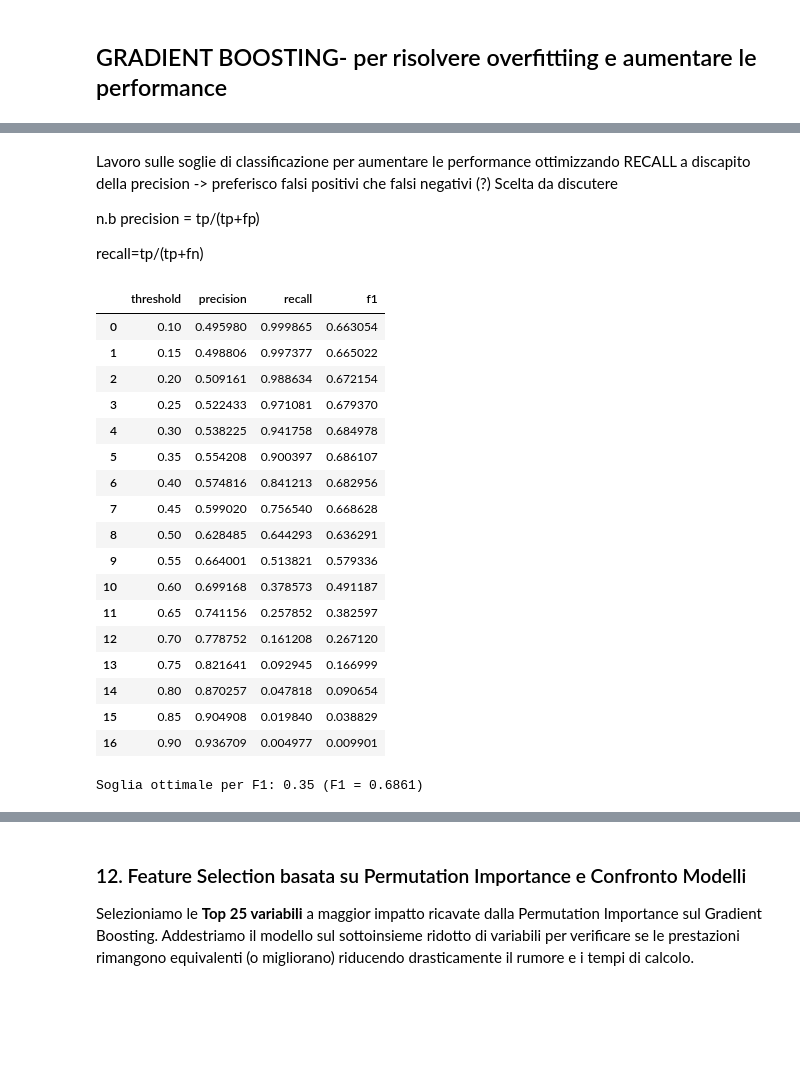
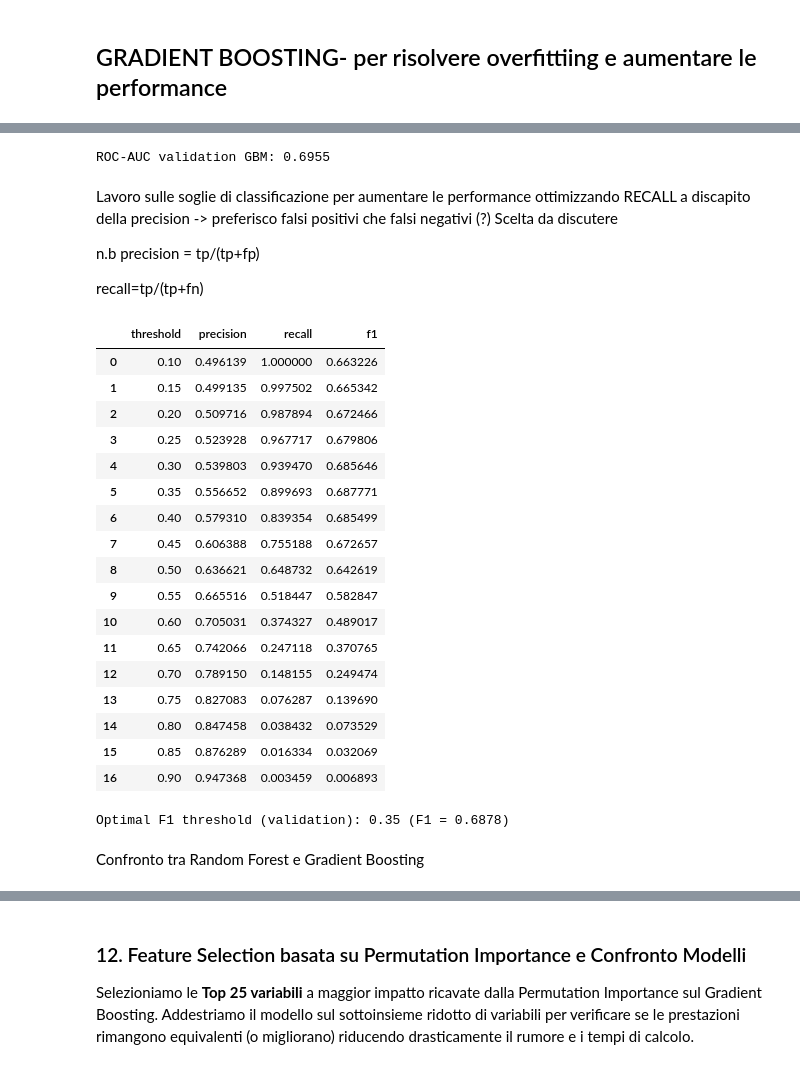
Before and after one commit to meddesara98-ctrl/SDG_Project, a Jupyter notebook: notebook.ipynb, the cells around one changed output, grey strips where cells are left out. Drawn from its saved outputs; the diff is of its cells as text; code cells hidden in the pictures; blank space fills up the shorter version.

```diff
--- a/notebook.ipynb
+++ b/notebook.ipynb
@@ -574,3 +384,16 @@ weighted avg       0.64      0.63      0.63     30000
+# %%
+### 9. Predizioni sul validation set per la scelta della soglia
+
+from sklearn.metrics import classification_report, confusion_matrix, roc_auc_score, f1_score
+
+gb_best_model = gb_grid_search.best_estimator_
+
+# Probabilità sul validation set
+y_proba_val_gb = gb_best_model.predict_proba(X_val)[:, 1]
+
+print(f"ROC-AUC validation GBM: {roc_auc_score(y_val, y_proba_val_gb):.4f}")
+# %% [output]
+ROC-AUC validation GBM: 0.6955
 # %% [markdown]
 Lavoro sulle soglie di classificazione per aumentare le performance ottimizzando RECALL a discapito della precision -> preferisco falsi positivi che falsi negativi (?)
 Scelta da discutere
@@ -581,49 +404,59 @@ precision = tp/(tp+fp)
 recall=tp/(tp+fn)
 # %%
 ### 10. Analisi soglie di decisione sul Gradient Boosting
-import numpy as np
-import pandas as pd
+
 from sklearn.metrics import precision_score, recall_score, f1_score
 
 thresholds = np.arange(0.10, 0.95, 0.05)
 results = []
 
 for t in thresholds:
-    y_pred_t = (y_proba_gb >= t).astype(int)
-    precision = precision_score(y_test, y_pred_t, zero_division=0)
-    recall = recall_score(y_test, y_pred_t, zero_division=0)
-    f1 = f1_score(y_test, y_pred_t, zero_division=0)
+    y_pred_t = (y_proba_val_gb >= t).astype(int)
+
+    precision = precision_score(y_val, y_pred_t, zero_division=0)
+    recall = recall_score(y_val, y_pred_t, zero_division=0)
+    f1 = f1_score(y_val, y_pred_t, zero_division=0)
+
     results.append({
         'threshold': round(t, 2),
         'precision': precision,
         'recall': recall,
         'f1': f1
     })
 
 threshold_df_gb = pd.DataFrame(results)
+
 display(threshold_df_gb)
 
-# Soglia che massimizza F1
+# Soglia che massimizza F1 sul validation set
 best_row = threshold_df_gb.loc[threshold_df_gb['f1'].idxmax()]
-print(f"\nSoglia ottimale per F1: {best_row['threshold']:.2f} (F1 = {best_row['f1']:.4f})")
+
+best_threshold_gb = best_row['threshold']
+
+print(
+    f"\nOptimal F1 threshold (validation): "
+    f"{best_threshold_gb:.2f} (F1 = {best_row['f1']:.4f})"
+)
 # %% [output]
 |  | threshold | precision | recall | f1 |
-| 0 | 0.10 | 0.495980 | 0.999865 | 0.663054 |
-| 1 | 0.15 | 0.498806 | 0.997377 | 0.665022 |
-| 2 | 0.20 | 0.509161 | 0.988634 | 0.672154 |
-| 3 | 0.25 | 0.522433 | 0.971081 | 0.679370 |
-| 4 | 0.30 | 0.538225 | 0.941758 | 0.684978 |
-| 5 | 0.35 | 0.554208 | 0.900397 | 0.686107 |
-| 6 | 0.40 | 0.574816 | 0.841213 | 0.682956 |
-| 7 | 0.45 | 0.599020 | 0.756540 | 0.668628 |
-| 8 | 0.50 | 0.628485 | 0.644293 | 0.636291 |
-| 9 | 0.55 | 0.664001 | 0.513821 | 0.579336 |
-| 10 | 0.60 | 0.699168 | 0.378573 | 0.491187 |
-| 11 | 0.65 | 0.741156 | 0.257852 | 0.382597 |
-| 12 | 0.70 | 0.778752 | 0.161208 | 0.267120 |
-| 13 | 0.75 | 0.821641 | 0.092945 | 0.166999 |
-| 14 | 0.80 | 0.870257 | 0.047818 | 0.090654 |
-| 15 | 0.85 | 0.904908 | 0.019840 | 0.038829 |
-| 16 | 0.90 | 0.936709 | 0.004977 | 0.009901 |
+| 0 | 0.10 | 0.496139 | 1.000000 | 0.663226 |
+| 1 | 0.15 | 0.499135 | 0.997502 | 0.665342 |
+| 2 | 0.20 | 0.509716 | 0.987894 | 0.672466 |
+| 3 | 0.25 | 0.523928 | 0.967717 | 0.679806 |
+| 4 | 0.30 | 0.539803 | 0.939470 | 0.685646 |
+| 5 | 0.35 | 0.556652 | 0.899693 | 0.687771 |
+| 6 | 0.40 | 0.579310 | 0.839354 | 0.685499 |
+| 7 | 0.45 | 0.606388 | 0.755188 | 0.672657 |
+| 8 | 0.50 | 0.636621 | 0.648732 | 0.642619 |
+| 9 | 0.55 | 0.665516 | 0.518447 | 0.582847 |
+| 10 | 0.60 | 0.705031 | 0.374327 | 0.489017 |
+| 11 | 0.65 | 0.742066 | 0.247118 | 0.370765 |
+| 12 | 0.70 | 0.789150 | 0.148155 | 0.249474 |
+| 13 | 0.75 | 0.827083 | 0.076287 | 0.139690 |
+| 14 | 0.80 | 0.847458 | 0.038432 | 0.073529 |
+| 15 | 0.85 | 0.876289 | 0.016334 | 0.032069 |
+| 16 | 0.90 | 0.947368 | 0.003459 | 0.006893 |
-Soglia ottimale per F1: 0.35 (F1 = 0.6861)
+Optimal F1 threshold (validation): 0.35 (F1 = 0.6878)
+# %% [markdown]
+Confronto tra Random Forest e Gradient Boosting
 # %%
```
Also changed, not shown: parts of 36 cells of this notebook, 26 other files.
